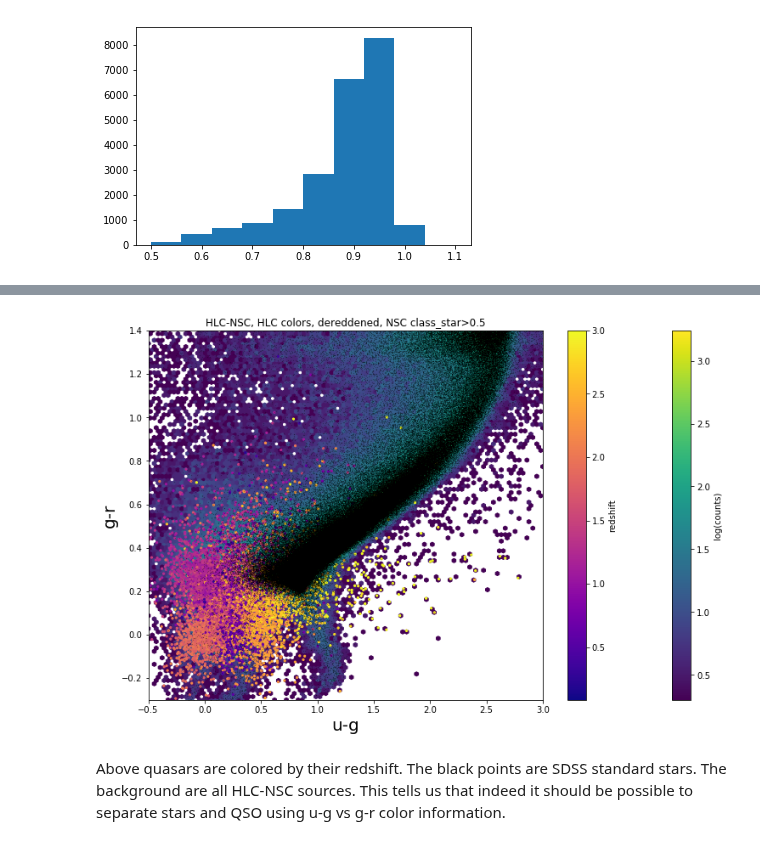
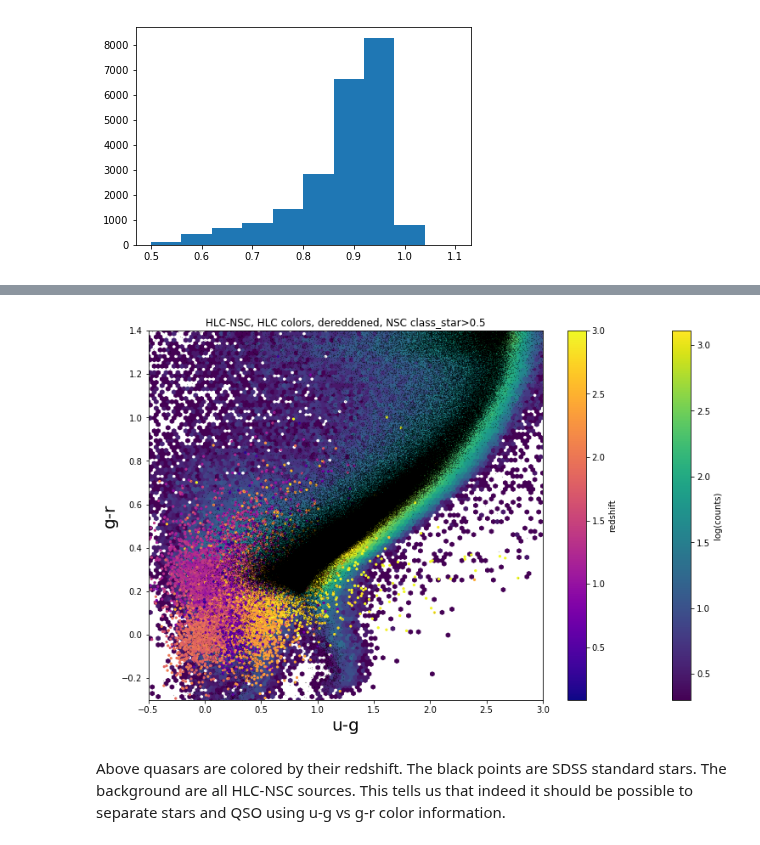
Before and after one commit to dirac-institute/uw-astr598-w18, a Jupyter notebook: homeworks/group2/HW4_read_files.ipynb, the cells around one changed output, grey strips where cells are left out. Saved outputs shown, nothing was run; the diff lists cells and outputs as text; code cells hidden in the pictures.

Commit message:
updated to use expanded reddening cols for HLC

```diff
--- a/homeworks/group2/HW4_read_files.ipynb
+++ b/homeworks/group2/HW4_read_files.ipynb
@@ -29,20 +27,3 @@ from astropy.table import hstack
-# %%
-def add_reddening(cat):
-    # Cast onto Table
-    reddening = Table(cat['HLC_REDDENING'],
-                      names=([f+'REDHLC' for f in 'ugriz' ]))
-    # Remove old column
-    cat.remove_column('HLC_REDDENING')
-    # Add new columns
-    cat = hstack([reddening, cat])
-
-    return cat
-
-
-# Do that for HLC-NSC,  QSO and STARS
-hlc_nsc = add_reddening(hlc_nsc)
-qso = add_reddening(qso)
-stars = add_reddening(stars)
 # %%
 # Just to confirm - since these
 # are quasars,  their class_star should be pretty high...
@@ -60,71 +77,57 @@ using HLC colors (since those are definitely dereddened):
 # %%
 %matplotlib inline
 
-# Select HLC-NSC data :
-# -->  point sources
-m_star = hlc_nsc['NSCclass_star'] > 0.5
-# --> signal / noise > 5
-m_sn = hlc_nsc['HLCgmag'] /hlc_nsc['HLCgerr'] > 5
-m = m_sn * m_star
-
-# deredden the HLC magnitudes ...
-u = hlc_nsc['HLCumag'][m]  - hlc_nsc['uREDHLC'][m]
-g = hlc_nsc['HLCgmag'][m]  - hlc_nsc['gREDHLC'][m]
-r  = hlc_nsc['HLCrmag'][m]  - hlc_nsc['rREDHLC'][m]
-
-
-col0 = u-g
-col1 = g-r
-
 # 2D-histogram of objects in the g-r vs r-i color diagram
 fig, ax1 = plt.subplots(1, 1, figsize=(13, 8))
-im1 = ax1.hexbin(col0, col1, bins='log', cmap=plt.cm.viridis,
+im1 = ax1.hexbin(ug_hlc,gr_hlc, bins='log', cmap=plt.cm.viridis,
                mincnt=1, extent=(-0.5,3, -0.3,1.4))
 plt.colorbar(im1, label='log(counts)')
+
 # QSO
 # -->  point sources
 m_star = qso['NSCclass_star'] > 0.5
 # --> signal / noise > 5
 m_sn = qso['HLCgmag'] / qso['HLCgerr'] > 5
 m = m_sn * m_star
 
 # deredden the HLC magnitudes ...
-u = qso['HLCumag'][m]  - qso['uREDHLC'][m]
-g = qso['HLCgmag'][m]  - qso['gREDHLC'][m]
-r  = qso['HLCrmag'][m]  - qso['rREDHLC'][m]
-col0 = u-g
-col1 = g-r
-
-d = len(qso['Z'].data[m])
-cmap = plt.get_cmap('plasma', d)
-im = ax1.scatter(col0,col1, c=qso['Z'].data[m], cmap=cmap, s=5, vmax=3)
-plt.colorbar(im, label='redshift')
+u = qso['HLCumag'][m]  - qso['HLCuRED'][m]
+g = qso['HLCgmag'][m]  - qso['HLCgRED'][m]
+r  = qso['HLCrmag'][m]  - qso['HLCrRED'][m]
+ug_qso = u-g
+gr_qso = g-r
+redshift_qso=qso['Z'].data[m]
+cmap = plt.get_cmap('plasma', len(redshift_qso))
 
 
 # STARS
 # -->  point sources
 m_star = stars['NSCclass_star'] > 0.5
 # --> signal / noise > 5
 m_sn = stars['HLCgmag'] / stars['HLCgerr'] > 5
 m = m_sn * m_star
 
 # deredden the HLC magnitudes ...
-u = stars['HLCumag'][m]  - stars['uREDHLC'][m]
-g = stars['HLCgmag'][m]  - stars['gREDHLC'][m]
-r  = stars['HLCrmag'][m]  - stars['rREDHLC'][m]
-col0 = u-g
-col1 = g-r
-ax1.scatter(col0,col1,c='k',s=0.01, label='stars')
-#plt.legend()
+u = stars['HLCumag'][m]  - stars['HLCuRED'][m]
+g = stars['HLCgmag'][m]  - stars['HLCgRED'][m]
+r  = stars['HLCrmag'][m]  - stars['HLCrRED'][m]
+ug_star = u-g
+gr_star = g-r
+
+# QUASARS
+im = ax1.scatter(ug_qso, gr_qso, c=redshift_qso, cmap=cmap, s=5, vmax=3)
+plt.colorbar(im, label='redshift')
+
+# STARS
+ax1.scatter(ug_star, gr_star,c='k',s=0.01, label='stars')
 
 ax1.set_xlim(-0.5,3)
 ax1.set_ylim(-0.3,1.4)
-#ax1.axis([-0.2, 2.0, 23.5, 14])
 ax1.set_xlabel('u-g',fontsize=20)
 ax1.set_ylabel('g-r',fontsize=20)
 ax1.set_title('HLC-NSC, HLC colors, dereddened, NSC class_star>0.5')
 plt.savefig('hlc_nsc_qso_stars.png', bbox_inches='tight')
 # %% [output]
-[figure, old version]
+[figure, new version]
 # %% [markdown]
 Above quasars are colored by their redshift. The black points are SDSS standard stars.  The background are all HLC-NSC sources. This tells us that indeed it should be possible to separate stars and QSO using u-g vs g-r color information.
```
Also changed, not shown: parts of 7 cells of this notebook.
